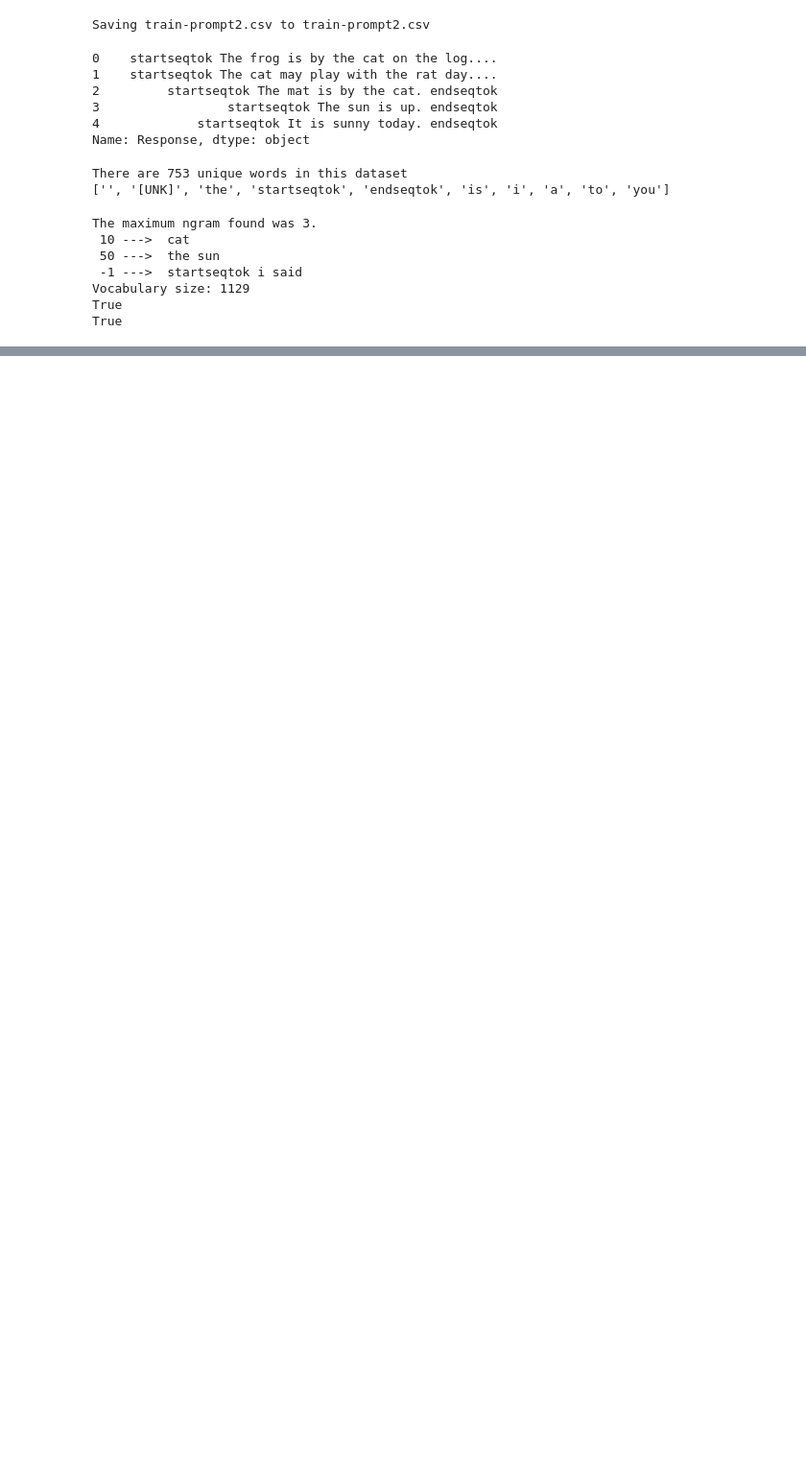
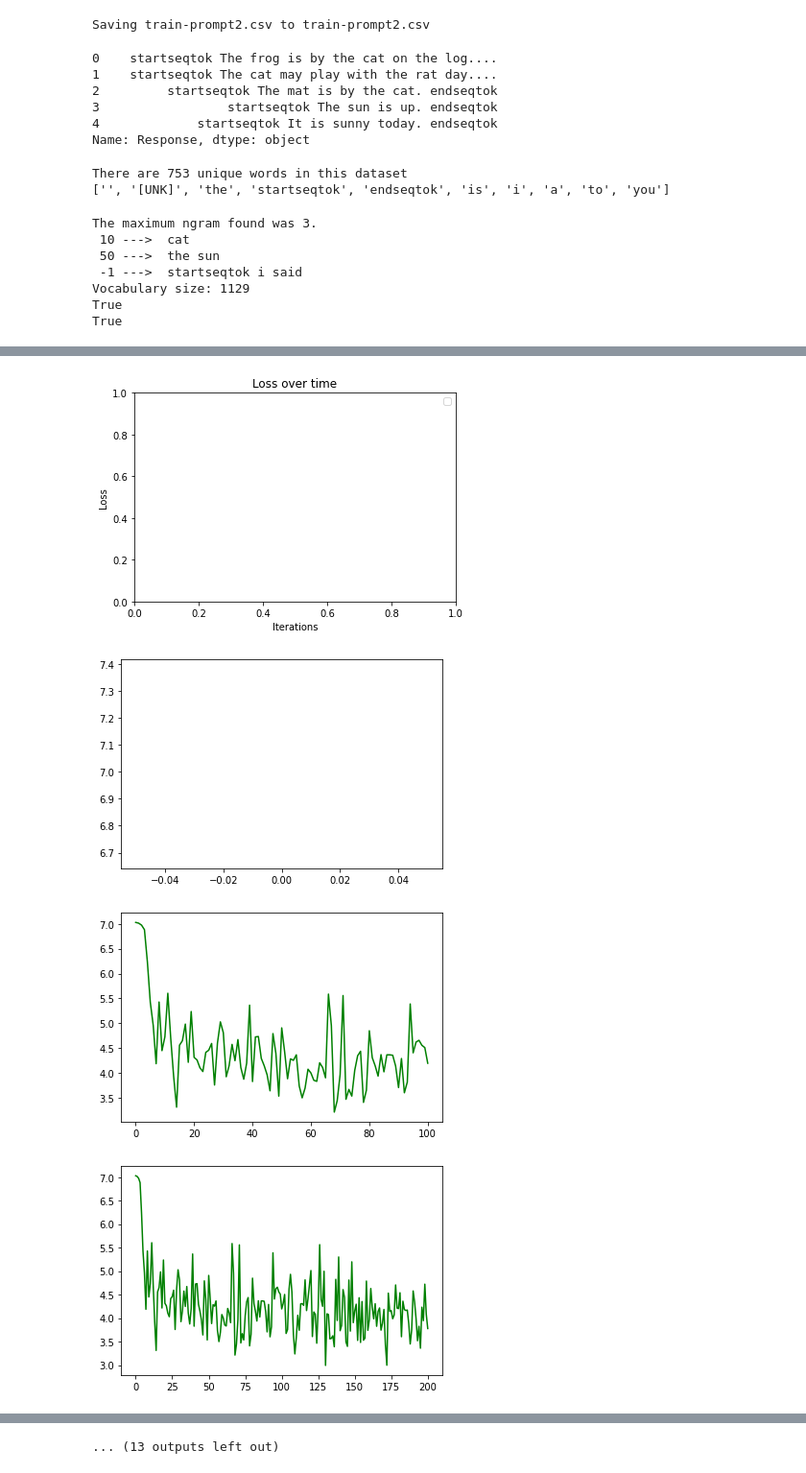
Before and after one commit to opensites/colab-notebooks-public, a Jupyter notebook: models/GPT_J_sample_sight_word_sentences.ipynb, the cells around one changed output, grey strips where cells are left out. Shown at 96% size. Saved outputs shown, nothing was run; the diff lists cells and outputs as text; code cells hidden in the pictures; blank space fills up the shorter version.

```diff
--- a/models/GPT_J_sample_sight_word_sentences.ipynb
+++ b/models/GPT_J_sample_sight_word_sentences.ipynb
@@ -169,4 +173 @@ tf.Tensor(
 'startseqtok'
-# %%
-# vectorize the input
-vector_prompts = vectorize_layer(train_ds)
@@ -412,0 +335,39 @@ KeyError: ignored
+# %%
+
+
+##################
+# Begin training!#
+##################
+
+history = []
+# plotter = mdl.util.PeriodicPlotter(sec=2, xlabel='Iterations', ylabel='Loss')
+plt.title('Loss over time')
+plt.xlabel('Iterations')
+plt.ylabel('Loss')
+plt.legend()
+plt.show()
+if hasattr(tqdm, '_instances'): tqdm._instances.clear() # clear if it exists
+
+for iter in tqdm(range(num_training_iterations)):
+
+  # Grab a batch and propagate it through the network
+  x_batch, y_batch = get_batch(vector_prompts, vector_responses, batch_size=batch_size)
+  loss = train_step(x_batch, y_batch)
+
+#   print("Input shape:      ", x_batch.shape, " # (batch_size, sequence_length)")
+#   print("Prediction shape: ", y_batch.shape, "# (batch_size, sequence_length, vocab_size)")
+
+  # Update the progress bar
+  history.append(loss.numpy().mean())
+
+  # Update the model with the changed weights!
+  if iter % 100 == 0:
+    model.save_weights(checkpoint_prefix)
+    plt.plot(range(iter + 1), history, 'g', label='Training loss')
+    plt.show()
+
+# Save the trained model and the weights
+model.save_weights(checkpoint_prefix)
+# plt.plot(epochs, loss_val, 'b', label='validation loss')    plt.show()
+plt.plot(range(101,num_training_iterations), history[101:num_training_iterations], 'g', label='Training loss')
+# %% [output]
@@ -412,0 +375,4 @@ KeyError: ignored
+[figure, added]
+[figure, added]
+[figure, added]
+[figure, added]
@@ -412,0 +386 @@ KeyError: ignored
+... (13 outputs left out)
```
Also changed, not shown: parts of 7 cells of this notebook.
